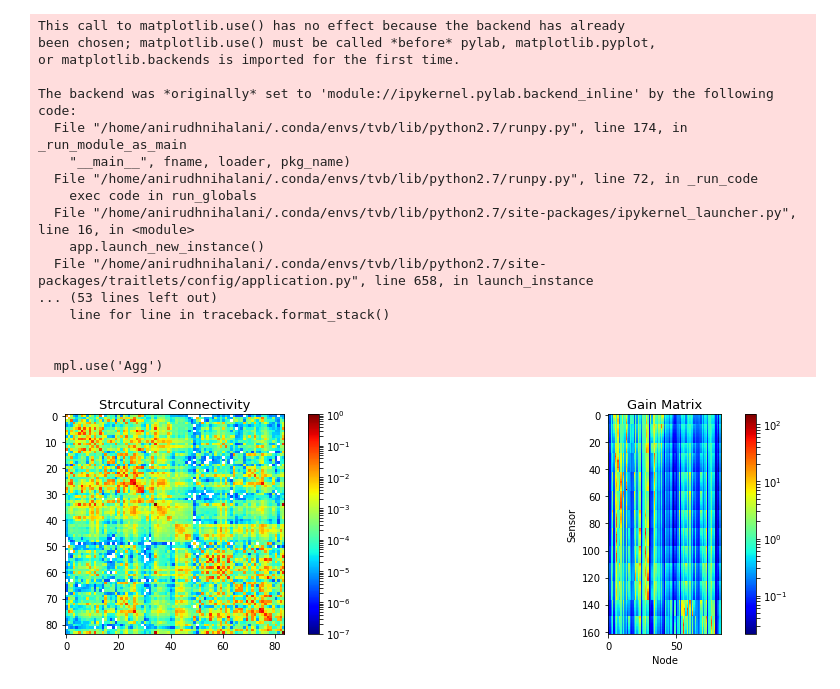
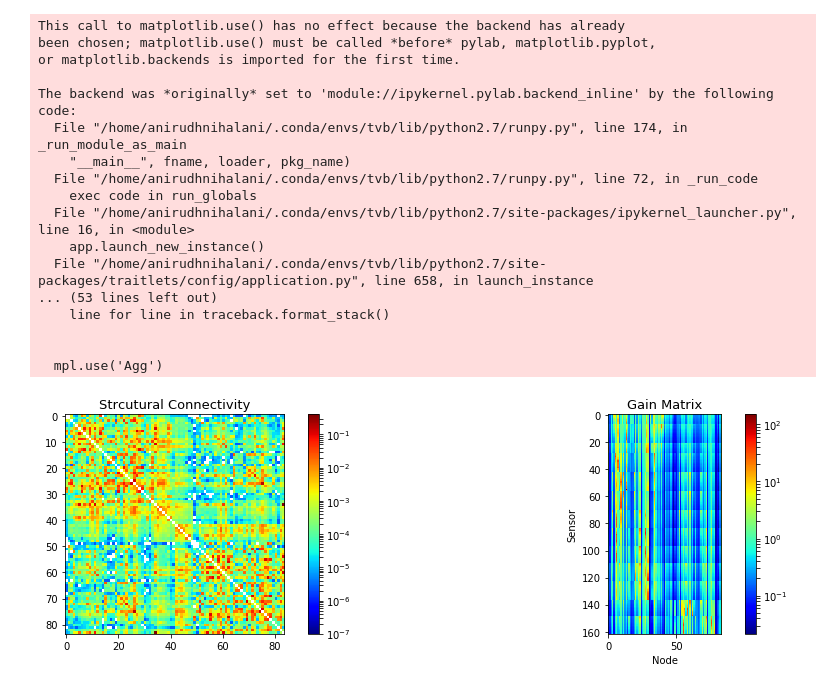
Before and after one commit to dhrunia/infr_szr_prpgtn, a Jupyter notebook: TVB_forward_sim.ipynb, the cells around one changed output. Cells and saved outputs as stored; diff of their text form; code cells hidden in the pictures.

```diff
--- a/TVB_forward_sim.ipynb
+++ b/TVB_forward_sim.ipynb
@@ -26,7 +26,7 @@ def get_equilibrium(model, init):
     return x
 
 rootDir = '/home/anirudhnihalani/vep.stan'
-results_dir = os.path.join(rootDir, 'results/exp7/exp7.1')
+results_dir = os.path.join(rootDir, 'results/exp9')
 ! mkdir -p {results_dir}
 ! mkdir -p {results_dir}/logs
 ! mkdir -p {results_dir}/figures
@@ -38,6 +38,7 @@ con = connectivity.Connectivity.from_file(os.path.join(rootDir,"data/CJ/connecti
 con.speed = np.inf
 # normalize
 con.weights = con.weights/np.max(con.weights)
+con.weights[np.diag_indices(con.weights.shape[0])] = 0
 num_regions = len(con.region_labels)
 con.cortical[:] = True     # To avoid adding analytical gain matrix for subcortical sources
 
@@ -59,34 +60,34 @@ im = pyplt.imshow(con.weights,norm=norm,cmap=cm.jet)
 pyplt.colorbar(im, fraction=0.046, pad=0.04)
 pyplt.gca().set_title('Strcutural Connectivity', fontsize=13.0)
 pyplt.subplot(122)
 norm = colors.LogNorm(gain_mat.min(), gain_mat.max())
 im = pyplt.imshow(gain_mat,norm=norm,cmap=cm.jet)
 pyplt.colorbar(im, fraction=0.046, pad=0.04)
 pyplt.gca().set_title('Gain Matrix', fontsize=13.0)
 pyplt.xlabel('Node')
 pyplt.ylabel('Sensor')
 pyplt.tight_layout()
 pyplt.savefig(os.path.join(results_dir,'figures/network.png'))
 np.savez(os.path.join(results_dir,'network.npz'),SC=con.weights,gain_mat=gain_mat)
 # %% [output]
 This call to matplotlib.use() has no effect because the backend has already
 been chosen; matplotlib.use() must be called *before* pylab, matplotlib.pyplot,
 or matplotlib.backends is imported for the first time.
 
 The backend was *originally* set to 'module://ipykernel.pylab.backend_inline' by the following code:
   File "/home/anirudhnihalani/.conda/envs/tvb/lib/python2.7/runpy.py", line 174, in _run_module_as_main
     "__main__", fname, loader, pkg_name)
   File "/home/anirudhnihalani/.conda/envs/tvb/lib/python2.7/runpy.py", line 72, in _run_code
     exec code in run_globals
   File "/home/anirudhnihalani/.conda/envs/tvb/lib/python2.7/site-packages/ipykernel_launcher.py", line 16, in <module>
     app.launch_new_instance()
   File "/home/anirudhnihalani/.conda/envs/tvb/lib/python2.7/site-packages/traitlets/config/application.py", line 658, in launch_instance
 ... (53 lines left out)
     line for line in traceback.format_stack()
 
 
   mpl.use('Agg')
-[figure, old version]
+[figure, new version]
 # %%
 epileptors = models.Epileptor(variables_of_interest=['x1', 'y1', 'z', 'x2', 'y2', 'g', 'x2 - x1'])
 epileptors.r = 1.0/2857
```
Also changed, not shown: parts of 6 cells of this notebook, 7 other files.
